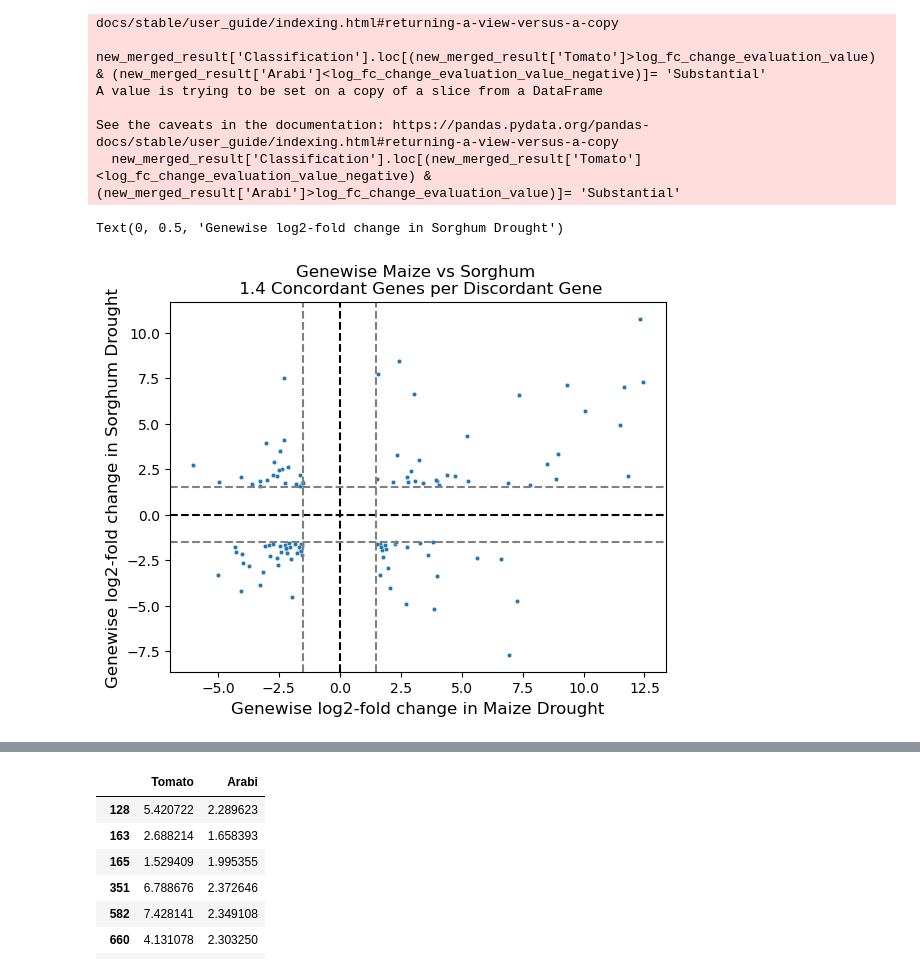
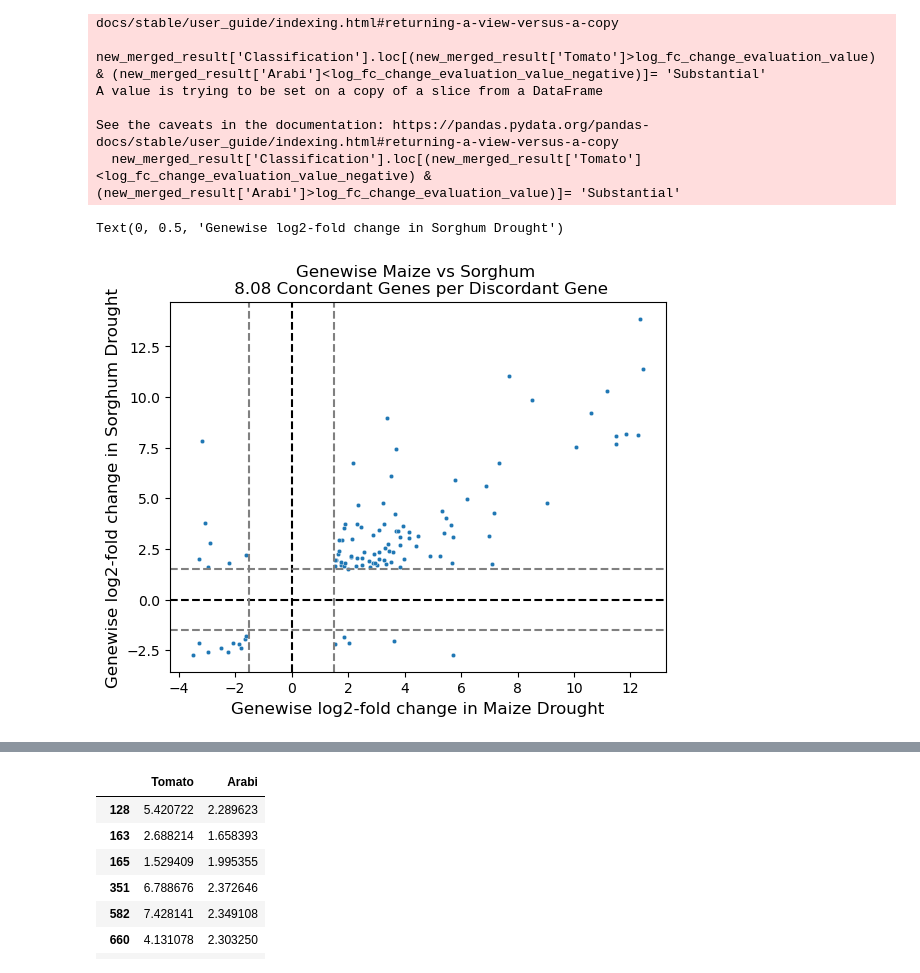
Before and after one commit to gillislab/Family_level_coexpression, a Jupyter notebook: Review_expts/non_matching_tissues_expts/maize_vs_rice_heat/gene_vs_ortho_comparison_small_groups_removed_maize_arabi_heat og.ipynb, the cells around one changed output, grey strips where cells are left out. Saved outputs shown, nothing was run; the diff lists cells and outputs as text; code cells hidden in the pictures.

```diff
--- a/Review_expts/non_matching_tissues_expts/maize_vs_rice_heat/gene_vs_ortho_comparison_small_groups_removed_maize_arabi_heat og.ipynb
+++ b/Review_expts/non_matching_tissues_expts/maize_vs_rice_heat/gene_vs_ortho_comparison_small_groups_removed_maize_arabi_heat og.ipynb
@@ -290,5 +280,5 @@ arabidopsis_tomato_nm
 # %%
-arabi_genes_trimmed = arabi_genes.merge(how = 'inner', left_index= True, right = arabidopsis_tomato_nm[['maize Symbol','arabidopsis Symbol']], right_on= 'arabidopsis Symbol')
-arabi_genes_trimmed = arabi_genes_trimmed.drop_duplicates(subset = 'arabidopsis Symbol', keep = False)
+arabi_genes_trimmed = arabi_genes.merge(how = 'inner', left_index= True, right = arabidopsis_tomato_nm[['maize Symbol','rice_jp Symbol']], right_on= 'rice_jp Symbol')
+arabi_genes_trimmed = arabi_genes_trimmed.drop_duplicates(subset = 'rice_jp Symbol', keep = False)
 arabi_genes_trimmed
 # %% [output]
@@ -308,5 +298,5 @@ arabi_genes_trimmed
 # %%
-tomato_genes_trimmed = tomato_genes.merge(how = 'inner', left_index= True, right = arabidopsis_tomato_nm[['maize Symbol','arabidopsis Symbol']], right_on= 'maize Symbol')
-tomato_genes_trimmed = tomato_genes_trimmed.drop_duplicates(subset = 'arabidopsis Symbol', keep = False)
+tomato_genes_trimmed = tomato_genes.merge(how = 'inner', left_index= True, right = arabidopsis_tomato_nm[['maize Symbol','rice_jp Symbol']], right_on= 'maize Symbol')
+tomato_genes_trimmed = tomato_genes_trimmed.drop_duplicates(subset = 'rice_jp Symbol', keep = False)
 tomato_genes_trimmed
 # %% [output]
@@ -342,5 +332,5 @@ tomato_genes_trimmed
 # %%
-arabi_genes_trimmed = arabi_genes_trimmed.loc[arabi_genes_trimmed['arabidopsis Symbol'].isin(tomato_genes_trimmed['arabidopsis Symbol'])]
+arabi_genes_trimmed = arabi_genes_trimmed.loc[arabi_genes_trimmed['rice_jp Symbol'].isin(tomato_genes_trimmed['rice_jp Symbol'])]
 tomato_genes_trimmed = tomato_genes_trimmed.loc[tomato_genes_trimmed['maize Symbol'].isin(arabi_genes_trimmed['maize Symbol'])]
 # %%
 tomato_genes_trimmed
@@ -361,6 +351,6 @@ tomato_genes_trimmed
 # %%
-tomato_genes_trimmed = (tomato_genes_trimmed.set_index('arabidopsis Symbol')
-          .reindex(arabi_genes_trimmed.set_index('arabidopsis Symbol').index)
+tomato_genes_trimmed = (tomato_genes_trimmed.set_index('rice_jp Symbol')
+          .reindex(arabi_genes_trimmed.set_index('rice_jp Symbol').index)
           .reset_index()
        )
 # %%
@@ -438,17 +428,17 @@ See the caveats in the documentation: https://pandas.pydata.org/pandas-docs/stab
 # %%
 sns.scatterplot(data = new_merged_result.loc[new_merged_result['Classification'] == "Substantial"] , x ='Tomato', y = 'Arabi', s = 10 )
 plt.axvline(0, color="k", linestyle="--")
 plt.axhline(0, color="k", linestyle="--")
 plt.axvline(log_fc_change_evaluation_value, color="grey", linestyle="--")
 plt.axhline(log_fc_change_evaluation_value, color="grey", linestyle="--")
 plt.axvline(log_fc_change_evaluation_value_negative, color="grey", linestyle="--")
 plt.axhline(log_fc_change_evaluation_value_negative, color="grey", linestyle="--")
-plt.title('Genewise Maize vs Sorghum \n 1.4 Concordant Genes per Discordant Gene')
+plt.title('Genewise Maize vs Sorghum \n 8.08 Concordant Genes per Discordant Gene')
 plt.xlabel("Genewise log2-fold change in Maize Drought", fontsize = 12)
 plt.ylabel("Genewise log2-fold change in Sorghum Drought", fontsize = 12)
 # %% [output]
 Text(0, 0.5, 'Genewise log2-fold change in Sorghum Drought')
-[figure, old version]
+[figure, new version]
 # %%
 discord_ratio = (len(all_over_1)+len(all_under_1))/(len(discord_bottom)+len(discord_top))
 discord_ratio
```
Also changed, not shown: parts of 24 cells of this notebook.
